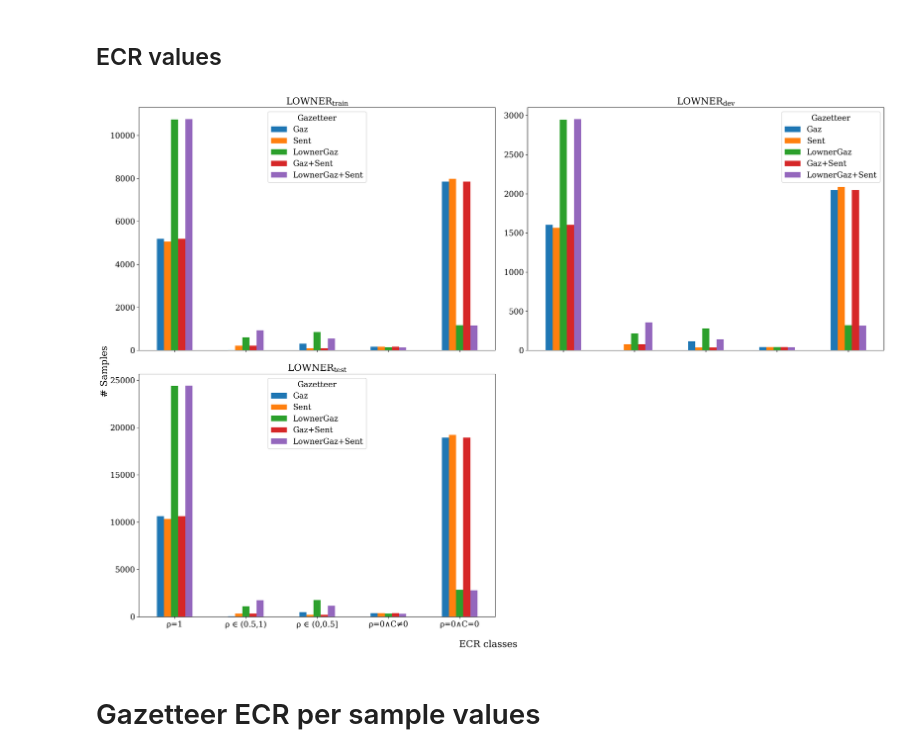
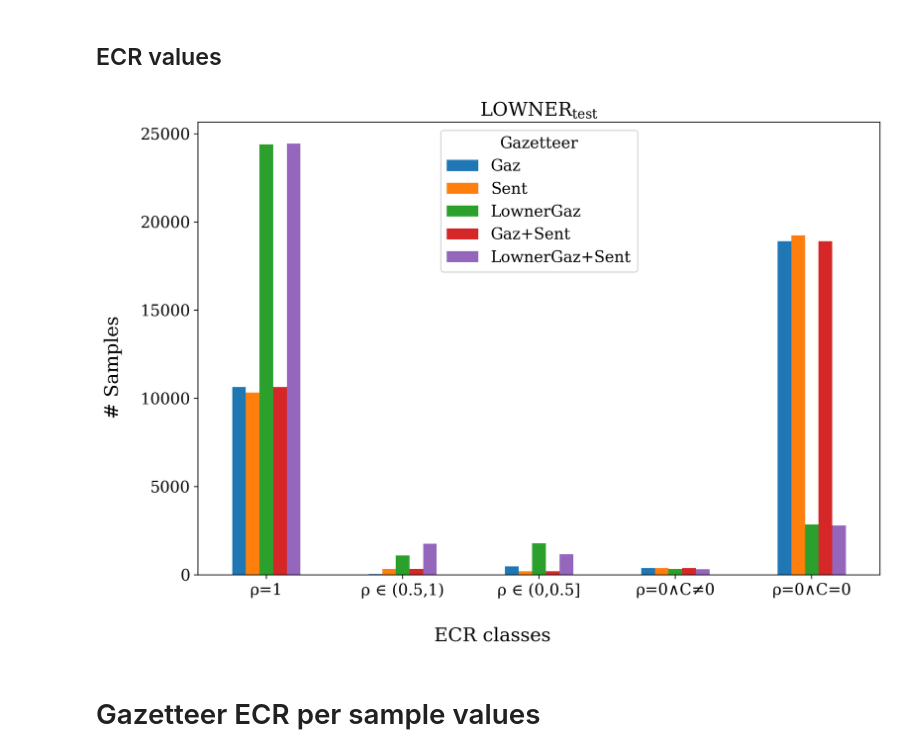
Before and after one commit to roebbert92/thesis, a Jupyter notebook: evaluations/00_datasets.ipynb, the cells around one changed output. Drawn from its saved outputs; the diff is of its cells as text; code cells hidden in the pictures.

```diff
--- a/evaluations/00_datasets.ipynb
+++ b/evaluations/00_datasets.ipynb
@@ -560,50 +503,51 @@ print(print_df[[
 import pandas as pd
 import matplotlib.pyplot as plt
 from evaluations.utils import PLOT_SEARCH_NAMES, MODEL_ORDER
+from evaluations.datasets_00 import get_labeled_data_entity_coverage
 
 
 def get_ecr_plotable_table(ecr_df: pd.DataFrame, dataset: str):
     plt_ecr_df = ecr_df[ecr_df["dataset"] ==
                         dataset].loc[:,
                                      ~ecr_df.columns.isin(["eecr", "dataset"])]
     plt_ecr_df = plt_ecr_df.sort_values(
         "model", key=lambda x: x.apply(lambda y: MODEL_ORDER.get(y, 1000)))
     plt_ecr_df["Gazetteer"] = plt_ecr_df["model"].apply(
         lambda x: PLOT_SEARCH_NAMES[x])
     plt_ecr_df = plt_ecr_df.set_index("Gazetteer")
     return plt_ecr_df.loc[:, ~plt_ecr_df.columns.isin(["model"])].T
 
 
 labeled_data_ecr_df = get_labeled_data_entity_coverage()
 
-fig, ax = plt.subplots(2, 2, sharex=True, figsize=(20, 14), dpi=200)
-get_ecr_plotable_table(labeled_data_ecr_df,
-                       "lowner_train").plot(kind="bar",
-                                           rot=0.0,
-                                           title=r"LOWNER$_{train}$",
-                                           ax=ax[0, 0])
-get_ecr_plotable_table(labeled_data_ecr_df,
-                       "lowner_dev").plot(kind="bar",
-                                           rot=0.0,
-                                           title=r"LOWNER$_{dev}$",
-                                           ax=ax[0, 1])
+fig, ax = plt.subplots(1, 1, sharex=True, figsize=(10, 7), dpi=200)
+#get_ecr_plotable_table(labeled_data_ecr_df,
+#                       "lowner_train").plot(kind="bar",
+#                                           rot=0.0,
+#                                           title=r"LOWNER$_{train}$",
+#                                           ax=ax[0, 0])
+#get_ecr_plotable_table(labeled_data_ecr_df,
+#                       "lowner_dev").plot(kind="bar",
+#                                           rot=0.0,
+#                                           title=r"LOWNER$_{dev}$",
+#                                           ax=ax[0, 1])
 get_ecr_plotable_table(labeled_data_ecr_df,
                        "lowner_test").plot(kind="bar",
                                            rot=0.0,
                                            title=r"LOWNER$_{test}$",
-                                           ax=ax[1, 0])
-ax[1, 1].set_axis_off()
+                                           ax=ax)
+#ax[1, 1].set_axis_off()
 
 fig.supylabel("# Samples")
 fig.supxlabel("ECR classes")
 plt.tight_layout()
 LATEX_THESIS_PATH = "/home/loebbert/OneDrive/Studium/Master/Masterarbeit/Thesis"
 plt.savefig(os.path.join(LATEX_THESIS_PATH, "drawings", "01_performance",
                          "ecr_labeled_data.png"),
             dpi=300,
             bbox_inches='tight')
 # %% [output]
-[figure, old version]
+[figure, new version]
 # %% [markdown]
 # Gazetteer ECR per sample values
 # %%
```
Also changed, not shown: parts of 6 cells of this notebook, 4 other files.
